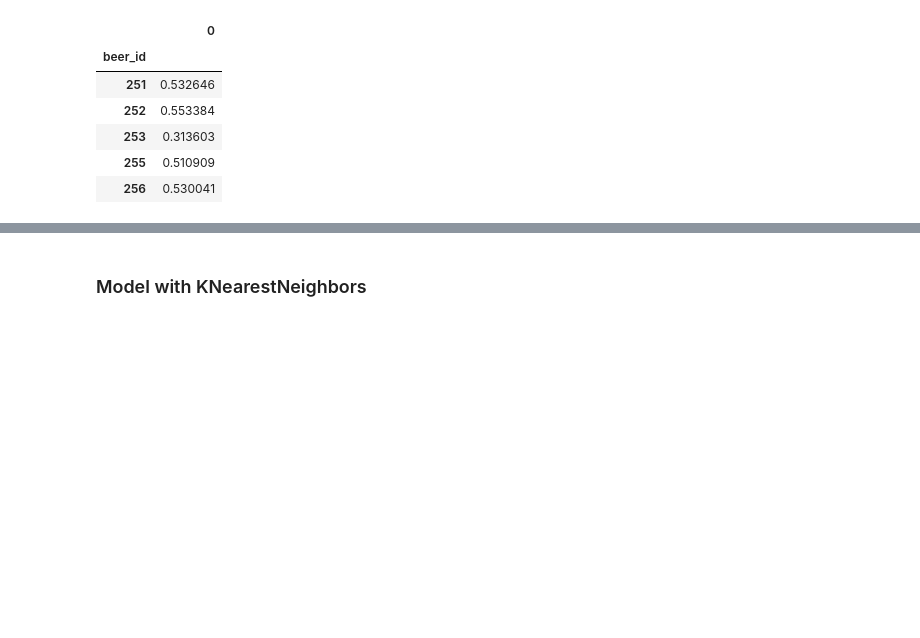
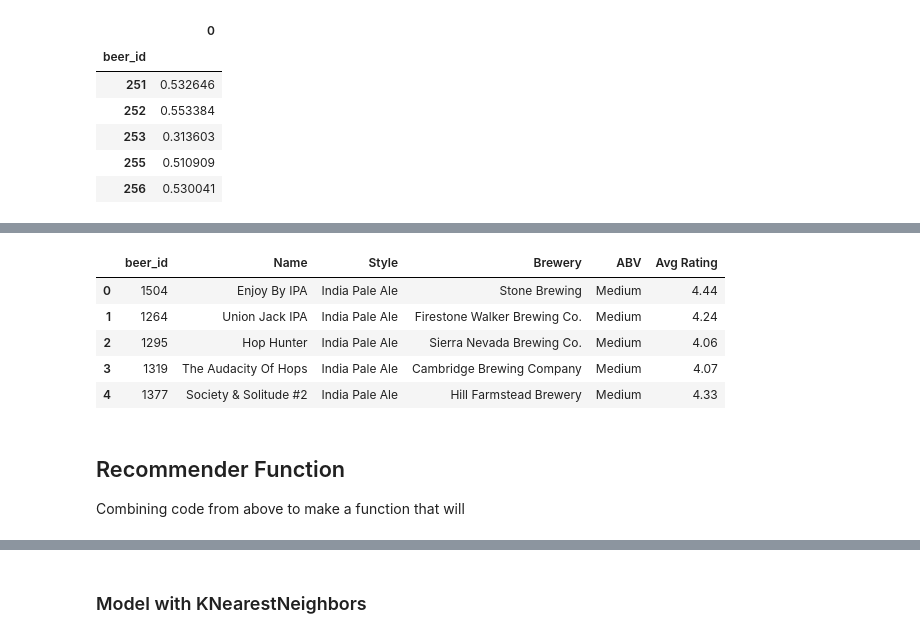
Before and after one commit to ashlidougherty/Beer-Recommender, a Jupyter notebook: ContentBasedRecs.ipynb, the cells around one changed output, grey strips where cells are left out. Cells and saved outputs as stored; diff of their text form; code cells hidden in the pictures; blank space fills up the shorter version.

Commit message:
made recommder function, markdown

```diff
--- a/ContentBasedRecs.ipynb
+++ b/ContentBasedRecs.ipynb
@@ -409,0 +435,14 @@ array([1504, 1264, 1295, 1319, 1377, 1545, 1253, 1554, 1568, 1288])
+# %%
+results_df = df_meta_data.loc[results]
+results_df.reset_index(inplace=True)
+results_df
+# %% [output]
+|  | beer_id | Name | Style | Brewery | ABV | Avg Rating |
+| 0 | 1504 | Enjoy By IPA | India Pale Ale | Stone Brewing | Medium | 4.44 |
+| 1 | 1264 | Union Jack IPA | India Pale Ale | Firestone Walker Brewing Co. | Medium | 4.24 |
+| 2 | 1295 | Hop Hunter | India Pale Ale | Sierra Nevada Brewing Co. | Medium | 4.06 |
+| 3 | 1319 | The Audacity Of Hops | India Pale Ale | Cambridge Brewing Company | Medium | 4.07 |
+| 4 | 1377 | Society & Solitude #2 | India Pale Ale | Hill Farmstead Brewery | Medium | 4.33 |
+# %% [markdown]
+## Recommender Function
+Combining code from above to make a function that will
```
Also changed, not shown: parts of 20 cells of this notebook, 3 other files.
